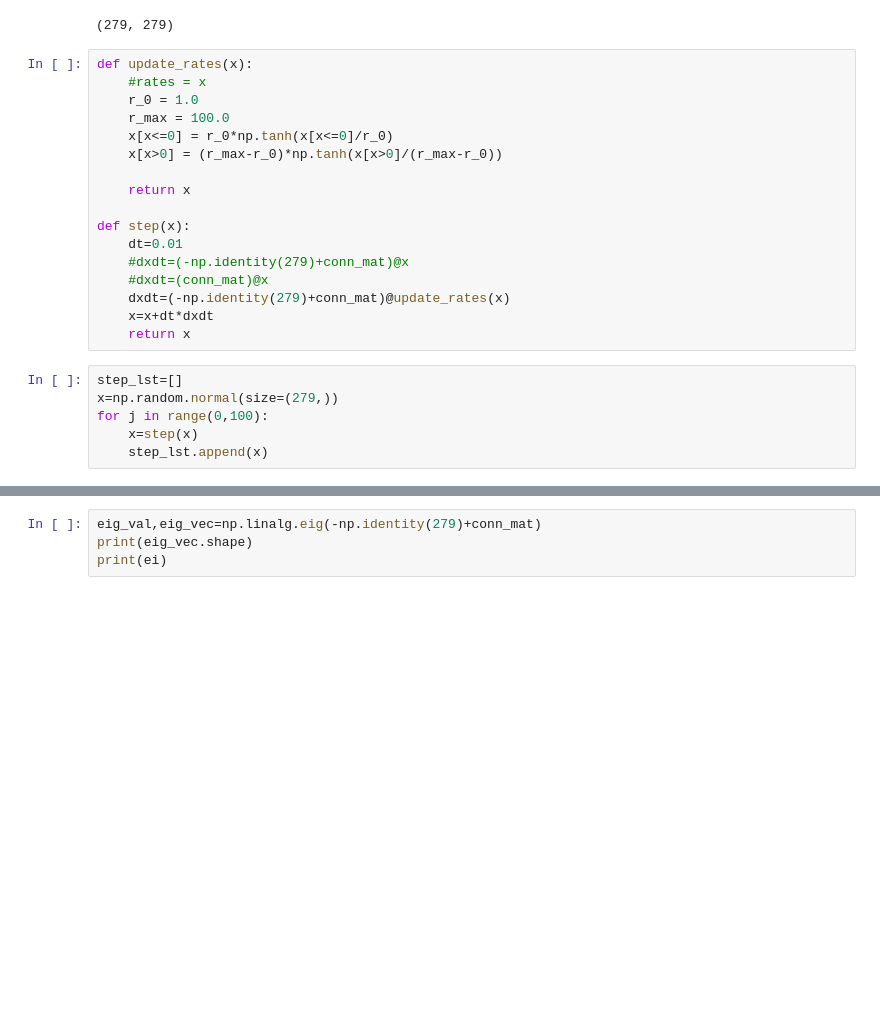
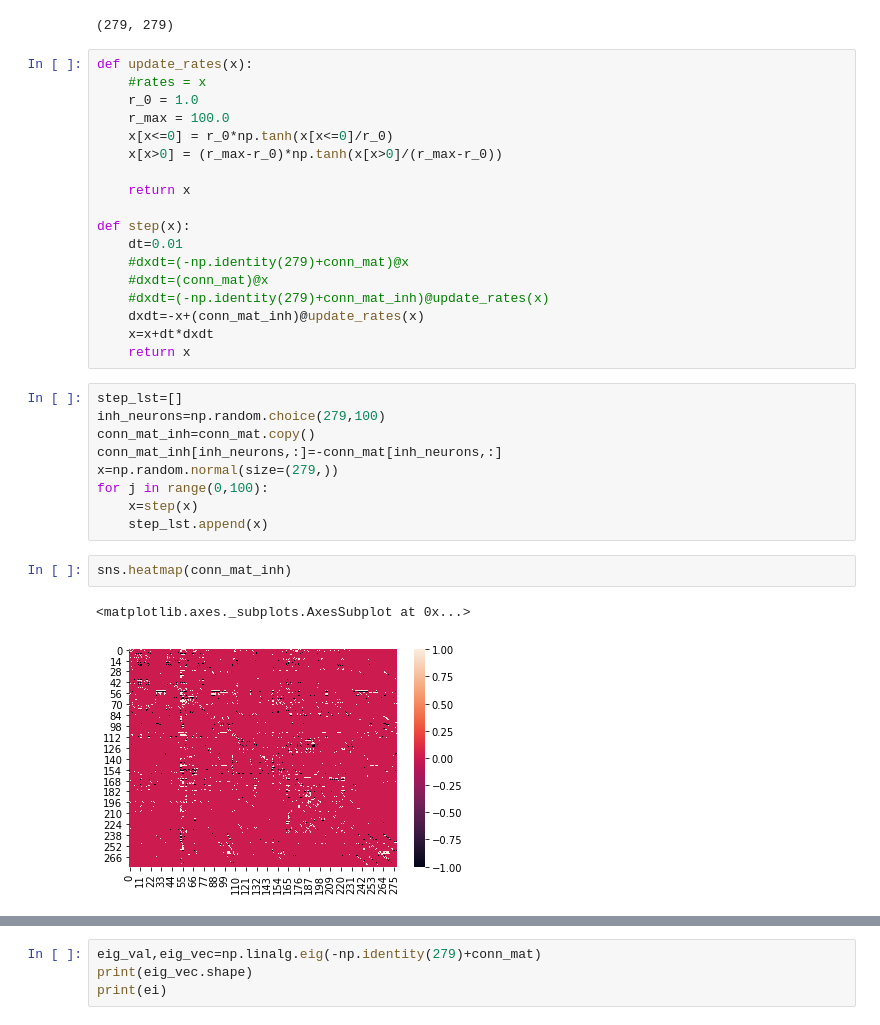
Before and after one commit to mariakesa/Connectomics, a Jupyter notebook: CElegans.ipynb, the cells around one changed output, grey strips where cells are left out. Drawn from its saved outputs; the diff is of its cells as text; blank space fills up the shorter version.

```diff
--- a/CElegans.ipynb
+++ b/CElegans.ipynb
@@ -62,15 +62,24 @@ def step(x):
     dt=0.01
     #dxdt=(-np.identity(279)+conn_mat)@x
     #dxdt=(conn_mat)@x
-    dxdt=(-np.identity(279)+conn_mat)@update_rates(x)
+    #dxdt=(-np.identity(279)+conn_mat_inh)@update_rates(x)
+    dxdt=-x+(conn_mat_inh)@update_rates(x)
     x=x+dt*dxdt
     return x
 # %%
 step_lst=[]
+inh_neurons=np.random.choice(279,100)
+conn_mat_inh=conn_mat.copy()
+conn_mat_inh[inh_neurons,:]=-conn_mat[inh_neurons,:]
 x=np.random.normal(size=(279,))
 for j in range(0,100):
     x=step(x)
     step_lst.append(x)
+# %%
+sns.heatmap(conn_mat_inh)
+# %% [output]
+<matplotlib.axes._subplots.AxesSubplot at 0x...>
+[figure, added]
 # %%
 print(step_lst)
 # %% [output]
```
Also changed, not shown: parts of 2 cells of this notebook.
